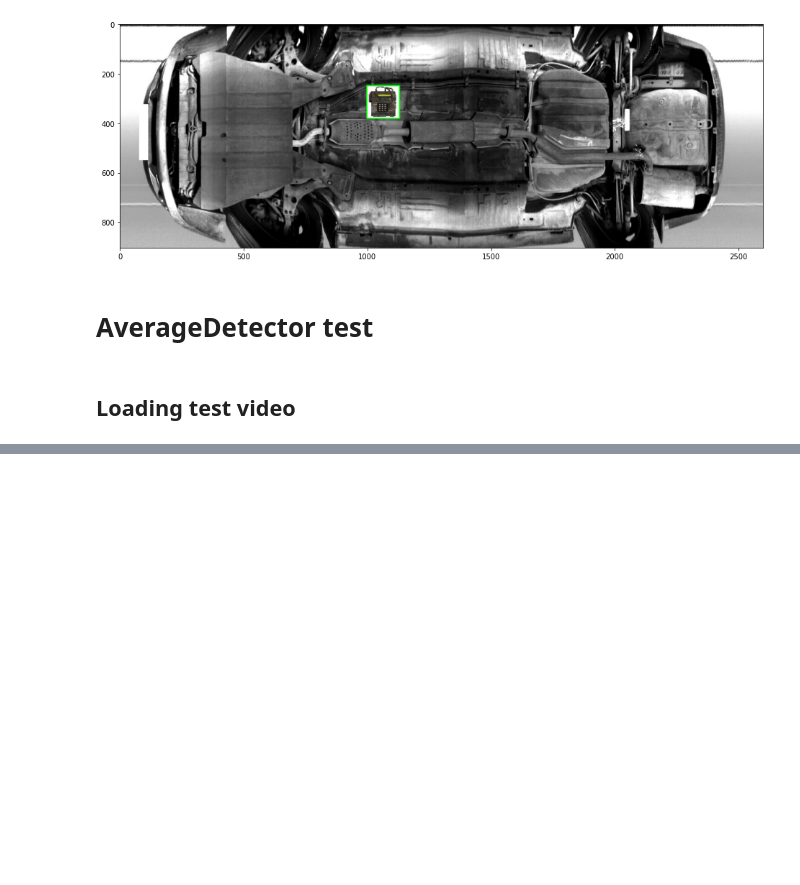
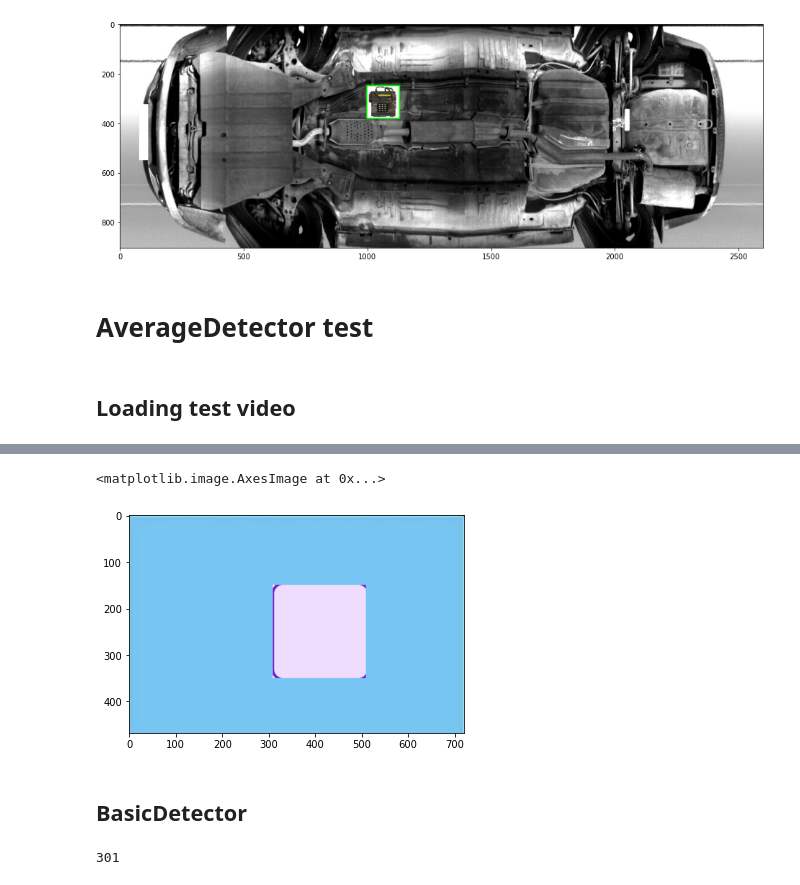
Before and after one commit to m1kol/vehicle-bomb-detection, a Jupyter notebook: notebooks/motion_detection.ipynb, the cells around one changed output, grey strips where cells are left out. Saved outputs shown, nothing was run; the diff lists cells and outputs as text; code cells hidden in the pictures; blank space fills up the shorter version.

```diff
--- a/notebooks/motion_detection.ipynb
+++ b/notebooks/motion_detection.ipynb
@@ -205,0 +150,8 @@ plt.show()
+# %%
+height, width = output_frames_diffs[-1].shape[:2]
+video_writer = cv2.VideoWriter(
+    "video6-frames-diffs.mp4",
+    cv2.VideoWriter_fourcc(*"mp4v"),
+    30,
+    (width, height)
+)
@@ -205,0 +189,7 @@ plt.show()
+# %%
+generated_frames = [background_rect]
+for i in range(300):
+    x, y, width, height = 10 + i, 150, foreground_rect.shape[1], foreground_rect.shape[0]
+    generated_frame = background_rect.copy()
+    generated_frame[y:y+height, x:x+width] = foreground_rect
+    generated_frames.append(generated_frame)
@@ -205,0 +200,7 @@ plt.show()
+# %%
+plt.imshow(generated_frames[300])
+# %% [output]
+<matplotlib.image.AxesImage at 0x...>
+[figure, added]
+# %% [markdown]
+## BasicDetector
@@ -205,0 +212,4 @@ plt.show()
+# %%
+len(frames_diffs_basic)
+# %% [output]
+301
```
Also changed, not shown: parts of 78 cells of this notebook.
